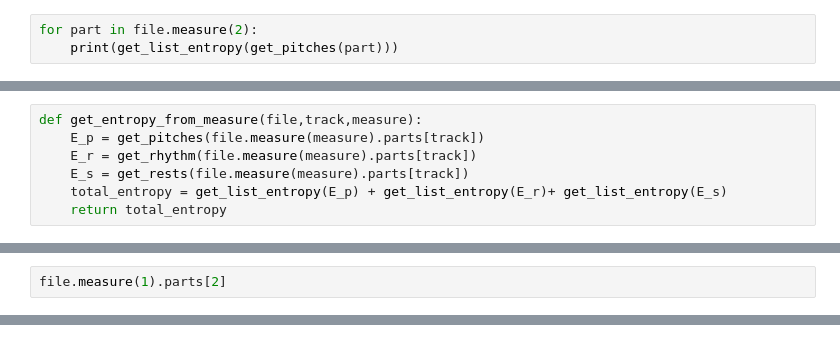
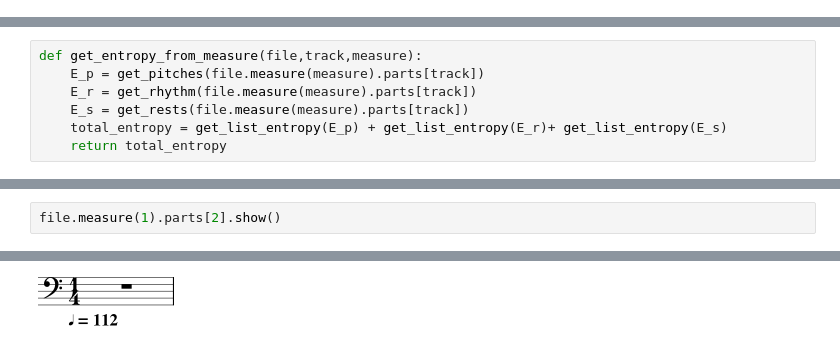
Before and after one commit to ludmilaasb/qumusic-reduction, a Jupyter notebook: src/test_qubo_form.ipynb, the cells around one changed output, grey strips where cells are left out. Cells and saved outputs as stored; diff of their text form.

```diff
--- a/src/test_qubo_form.ipynb
+++ b/src/test_qubo_form.ipynb
@@ -33,3 +11,0 @@ for i in range(len(file.parts)):
-# %%
-for part in file.measure(2):
-    print(get_list_entropy(get_pitches(part)))
@@ -85,3 +28,3 @@ for i in random.sample(range(0, 16),16):
 # %%
-file.measure(1).parts[2]
+file.measure(1).parts[2].show()
 # %% [output]
@@ -88,0 +31 @@ file.measure(1).parts[2]
+[figure, added]
```
Also changed, not shown: parts of 20 cells of this notebook, 1 other file.
